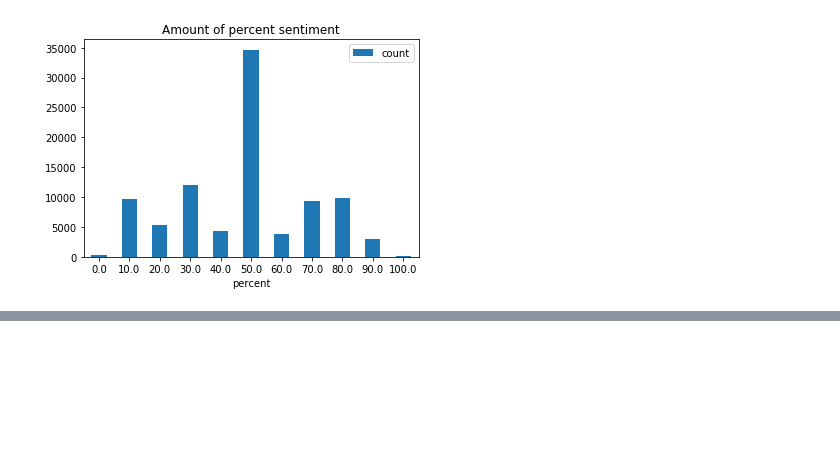
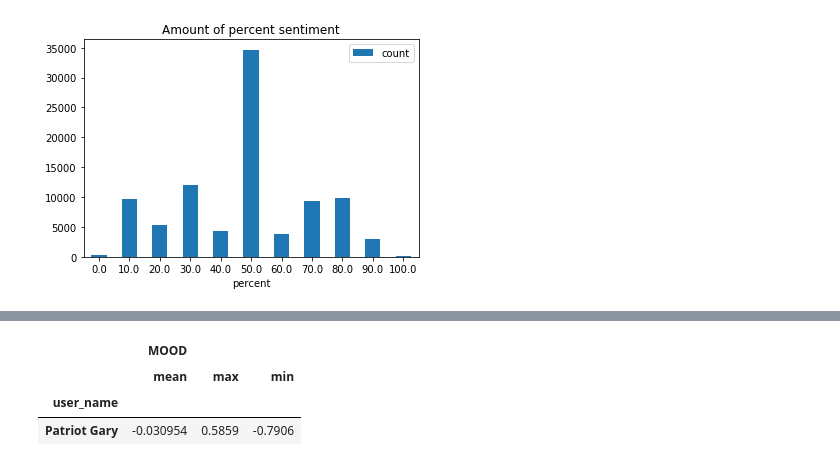
Before and after one commit to annaaniol/DataExploration, a Jupyter notebook: vader_analys.ipynb, the cells around one changed output, grey strips where cells are left out. Cells and saved outputs as stored; diff of their text form; code cells hidden in the pictures; blank space fills up the shorter version.

```diff
--- a/vader_analys.ipynb
+++ b/vader_analys.ipynb
@@ -182,3 +216,15 @@ average_user
+# %%
+best_user = [817382752731463680, 950061320652509184, 959285851875196928,
+             838114538868342787, 1661561491, 3268675369, 838114538868342787, 30]
+besti = pd.read_sql_query('SELECT user_name \
+    FROM user \
+    WHERE user.user_id = "' + str(best_user[i]) + '"', engine)
+average_user.loc[besti['user_name']]
+# %% [output]
+|  | MOOD |  |  |
+|  | mean | max | min |
+| user_name |  |  |  |
+| Patriot Gary | -0.030954 | 0.5859 | -0.7906 |
 # %%
 # associate it with our custom Session class
 Session.configure(bind=engine)
```
Also changed, not shown: parts of 6 cells of this notebook.
